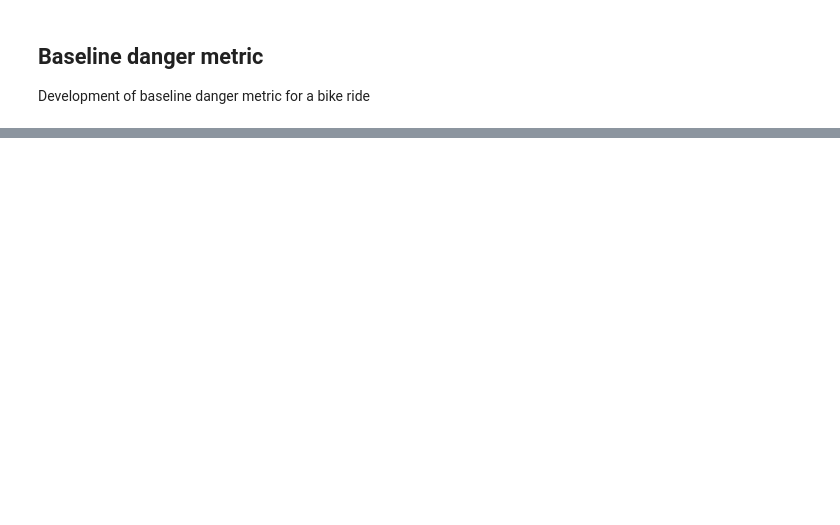
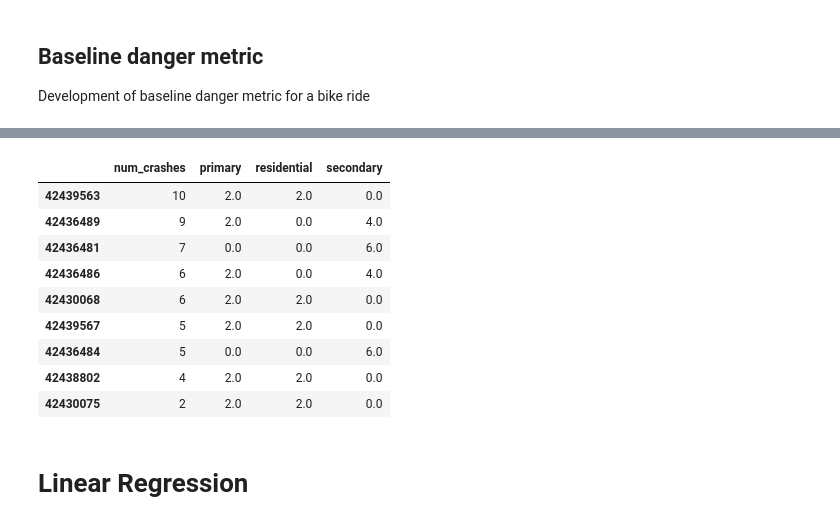
Before and after one commit to clyman23/spoke, a Jupyter notebook: notebooks/conorlyman/baseline-danger-metric.ipynb, the cells around one changed output, grey strips where cells are left out. Saved outputs shown, nothing was run; the diff lists cells and outputs as text; code cells hidden in the pictures; blank space fills up the shorter version.

```diff
--- a/notebooks/conorlyman/baseline-danger-metric.ipynb
+++ b/notebooks/conorlyman/baseline-danger-metric.ipynb
@@ -87,0 +99,2 @@ G = ox.graph_from_address("420 East 73rd Street, New York, New York 10021", netw
+# %%
+node_crash_attrs = crash_helpers.get_node_crash_attributes(route_crashes, bike_route, G)
@@ -87,0 +113,17 @@ G = ox.graph_from_address("420 East 73rd Street, New York, New York 10021", netw
+# %%
+node_crash_attrs_df = pd.DataFrame.from_dict(node_crash_attrs, orient="index").fillna(0)
+# %%
+node_crash_attrs_df
+# %% [output]
+|  | num_crashes | primary | residential | secondary |
+| 42439563 | 10 | 2.0 | 2.0 | 0.0 |
+| 42436489 | 9 | 2.0 | 0.0 | 4.0 |
+| 42436481 | 7 | 0.0 | 0.0 | 6.0 |
+| 42436486 | 6 | 2.0 | 0.0 | 4.0 |
+| 42430068 | 6 | 2.0 | 2.0 | 0.0 |
+| 42439567 | 5 | 2.0 | 2.0 | 0.0 |
+| 42436484 | 5 | 0.0 | 0.0 | 6.0 |
+| 42438802 | 4 | 2.0 | 2.0 | 0.0 |
+| 42430075 | 2 | 2.0 | 2.0 | 0.0 |
+# %% [markdown]
+# Linear Regression
```
Also changed, not shown: parts of 33 cells of this notebook, 4 other files.
